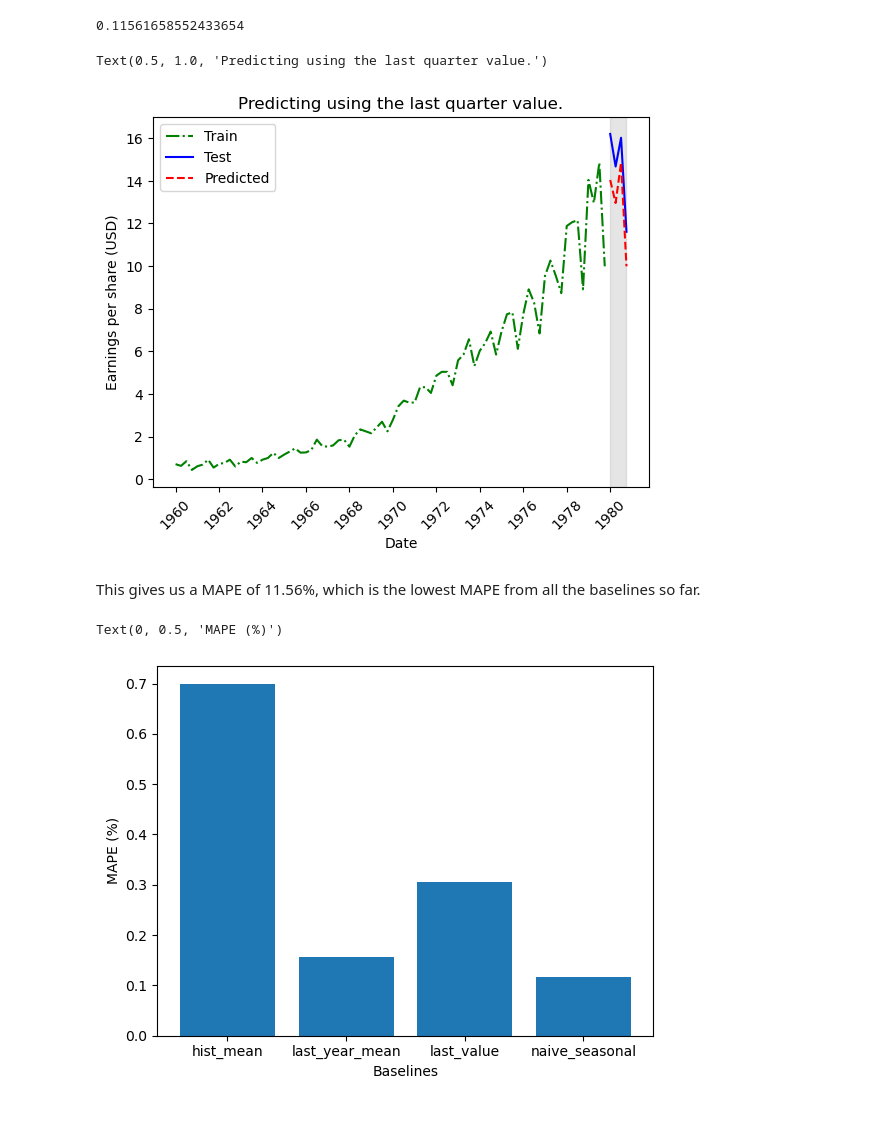
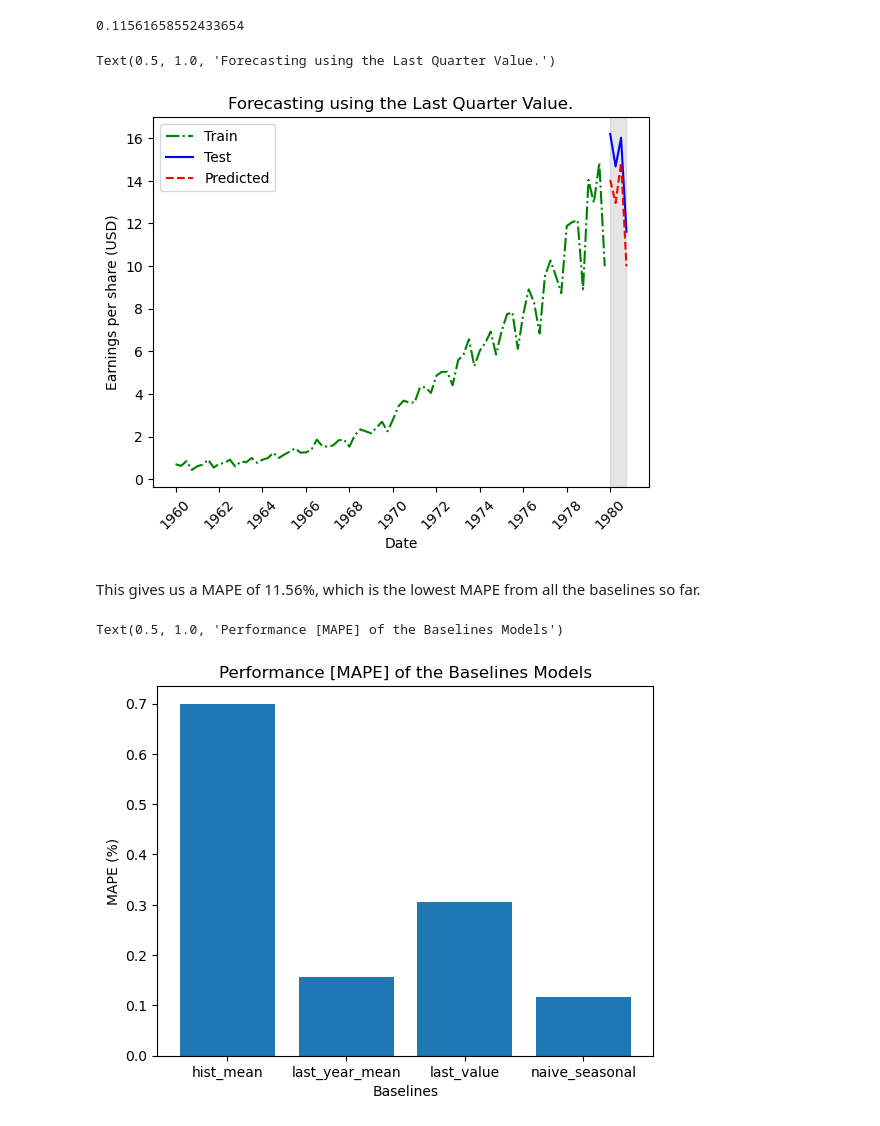
Before and after one commit to PradipKumarDas/Teaching, a Jupyter notebook: 22AML154-Advanced_Machine_Learning/3.1_time-series-forecasting-practical_1.ipynb, the cells around one changed output. Drawn from its saved outputs; the diff is of its cells as text; code cells hidden in the pictures.

Commit message:
Revised working version of the notebook for time-series forecasting was added.

```diff
--- a/22AML154-Advanced_Machine_Learning/3.1_time-series-forecasting-practical_1.ipynb
+++ b/22AML154-Advanced_Machine_Learning/3.1_time-series-forecasting-practical_1.ipynb
@@ -214,2 +251,5 @@ print(last_value)
 # %%
-X_test.loc[:, 'pred_last_value'] = last_value
+# Creates a new column that holds the the last value of the last 4 quarter
+# in 1979 to naively forecast this value for each quarter of 1980.
+
+X_test.loc[:, 'forecast_last_value'] = last_value
@@ -222,7 +268,8 @@ display(X_test)
 | 82 | 1980-07-02 | 16.02 | 4.3085 | 12.96 | 9.99 |
 | 83 | 1980-10-01 | 11.61 | 4.3085 | 12.96 | 9.99 |
 # %%
-last_value_mape = mean_absolute_percentage_error(X_test["data"], X_test["pred_last_value"])
+# Evaluates forecasting performance
+last_value_mape = mean_absolute_percentage_error(X_test["data"], X_test["forecast_last_value"])
 
 print(last_value_mape)
 # %% [output]
@@ -253,4 +301,4 @@ _If the EPS is dollar 14.04 for the first quarter of 1979, then the EPS for the
 # Copies last four values of the train set, which correspond to the four quarters of 1979,
 # and assigning them to the corresponding quarters in 1980.
 
-X_test.loc[:, 'pred_last_quarter'] = X_train['data'][-4:].values
+X_test.loc[:, 'forecast_last_quarter'] = X_train['data'][-4:].values
@@ -263,35 +317,38 @@ display(X_test)
 | 82 | 1980-07-02 | 16.02 | 4.3085 | 12.96 | 9.99 | 14.85 |
 | 83 | 1980-10-01 | 11.61 | 4.3085 | 12.96 | 9.99 | 9.99 |
 # %%
-last_quarter_mape = mean_absolute_percentage_error(X_test["data"], X_test["pred_last_quarter"])
+# Evaluates forecasting performance
+last_quarter_mape = mean_absolute_percentage_error(X_test["data"], X_test["forecast_last_quarter"])
 
 print(last_quarter_mape)
 # %% [output]
 0.11561658552433654
 # %%
+# Plots the forecasting
 
 plt.plot(X_train['date'], X_train['data'], 'g-.', label='Train')
 plt.plot(X_test['date'], X_test['data'], 'b-', label='Test')
-plt.plot(X_test['date'], X_test['pred_last_quarter'], 'r--', label='Predicted')
+plt.plot(X_test['date'], X_test['forecast_last_quarter'], 'r--', label='Predicted')
 plt.xlabel('Date')
 plt.ylabel('Earnings per share (USD)')
 plt.axvspan(80, 83, color='#808080', alpha=0.2)
 plt.xticks(np.arange(0, 85, 8), [1960, 1962, 1964, 1966, 1968, 1970, 1972, 1974, 1976, 1978, 1980], rotation=45)
 plt.legend()
-plt.title("Predicting using the last quarter value.")
+plt.title("Forecasting using the Last Quarter Value.")
 # %% [output]
-Text(0.5, 1.0, 'Predicting using the last quarter value.')
+Text(0.5, 1.0, 'Forecasting using the Last Quarter Value.')
-[figure, old version]
+[figure, new version]
 # %% [markdown]
 This gives us a MAPE of 11.56%, which is the lowest MAPE from all the baselines so far.
 # %%
 x = ['hist_mean', 'last_year_mean', 'last_value', 'naive_seasonal']
 y = [hist_mean_mape, last_year_mean_mape, last_value_mape, last_quarter_mape]
 
 plt.bar(x, y)
 plt.xlabel('Baselines')
 plt.ylabel('MAPE (%)')
+plt.title("Performance [MAPE] of the Baselines Models")
 # %% [output]
-Text(0, 0.5, 'MAPE (%)')
+Text(0.5, 1.0, 'Performance [MAPE] of the Baselines Models')
-[figure, old version]
+[figure, new version]
 # %% [markdown]
```
Also changed, not shown: parts of 31 cells of this notebook.
